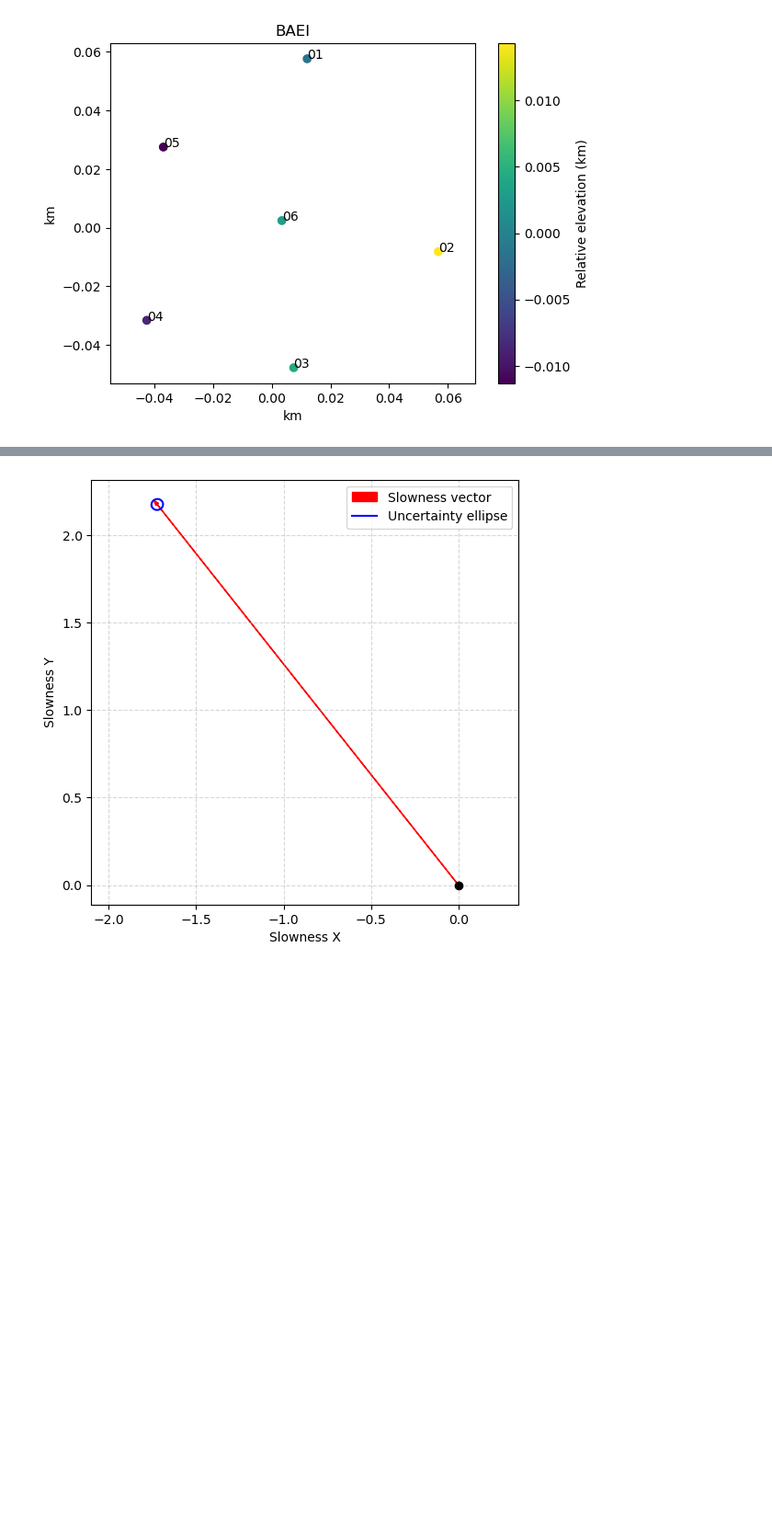
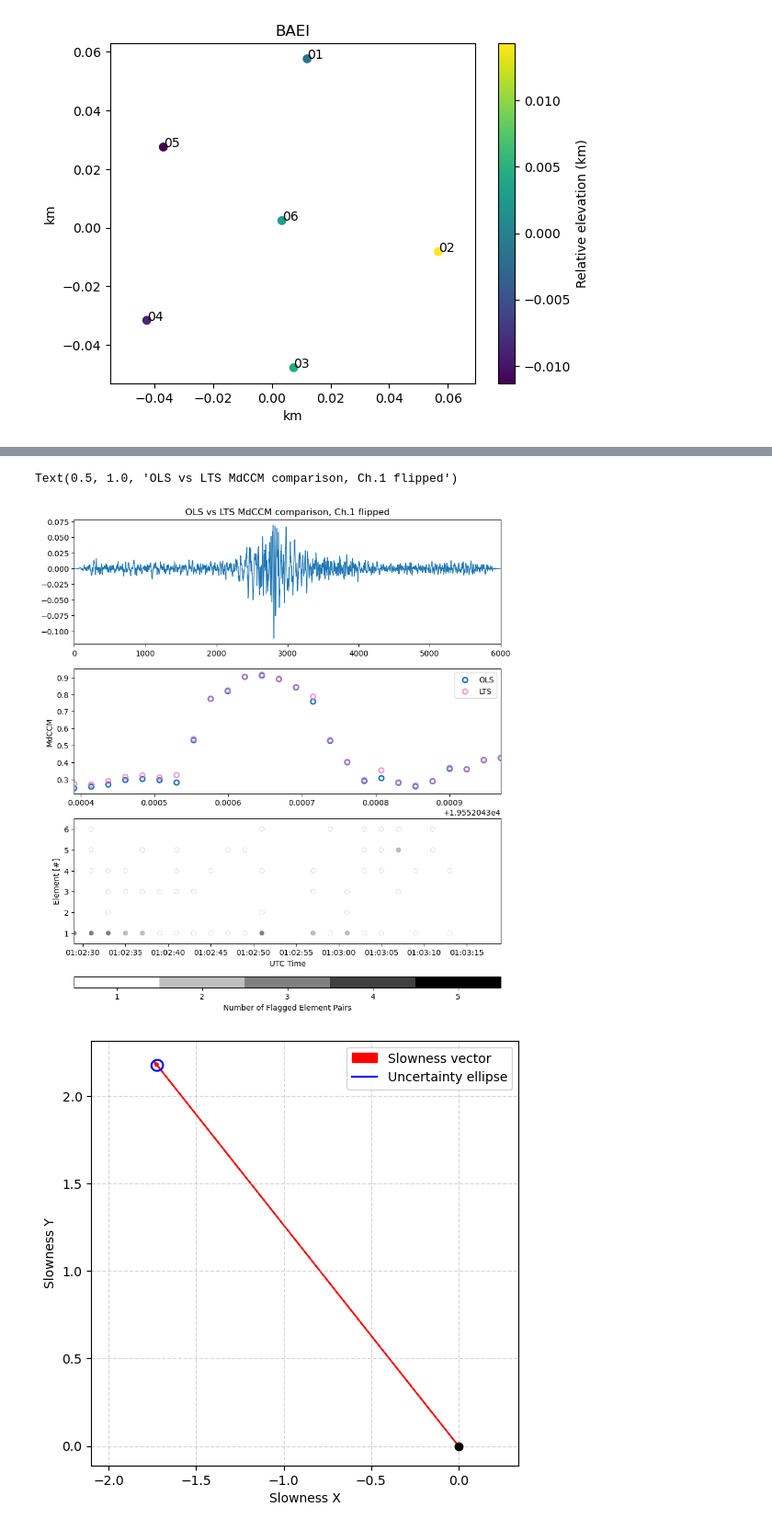
Before and after one commit to csaundersshultz/lts_array, a Jupyter notebook: lts_testing.ipynb, the cells around one changed output, grey strips where cells are left out. Shown at 92% size. Drawn from its saved outputs; the diff is of its cells as text; code cells hidden in the pictures; blank space fills up the shorter version.

```diff
--- a/lts_testing.ipynb
+++ b/lts_testing.ipynb
@@ -303,3 +362,79 @@ Using 3d array processing as lat, lon, and elevation were provided.
+# %%
+from collections import Counter
+from copy import deepcopy
+
+fig, axs = plt.subplots(nrows=3, figsize=(10,10))
+t = ltsva2.t
+
+#data
+axs[0].plot(st[0], lw=1, label='Infrasound')
+axs[0].set_xlim((0,len(st[0])))
+
+line_w=2
+
+#mccm
+axs[1].scatter(t, ls2.mdccm, s=40,    facecolors='none', edgecolors='C0', linewidths=line_w, label='OLS' )
+#axs[1].scatter(t, ls3.mdccm, s=60,    facecolors='none', edgecolors='C1', linewidths=line_w, label='3d LS' )
+axs[1].scatter(t, ltsva2.mdccm, s=40, facecolors='none', edgecolors=cls[2], linewidths=line_w, label='LTS', alpha=0.7)
+#axs[1].scatter(t, ltsva3.mdccm, s=20, facecolors='none', edgecolors='C3', linewidths=line_w, label='3d LTS')
+axs[1].set_ylabel('MdCCM')
+axs[1].set_xlim(t[0], t[-1])
+axs[1].legend()
+
+stdict = ltsva2.stdict
+splot=2
+if stdict is not None:
+    ndict = deepcopy(stdict)
+    n = ndict["size"]
+    ndict.pop("size", None)
+    tstamps = list(ndict.keys())
+    tstampsfloat = [float(ii) for ii in tstamps]
+
+    # Set the second colormap for station pairs.
+    cm2 = plt.get_cmap("binary", (n - 1))
+    initplot = np.empty(len(t))
+    initplot.fill(1)
+
+    axs[splot].scatter(np.array([t[0], t[-1]]), np.array([0.01, 0.01]), c="w")
+    axs[splot].axis("tight")
+    axs[splot].set_ylabel("Element [#]")
+    axs[splot].set_xlabel("UTC Time")
+    axs[splot].set_xlim(t[0], t[-1])
+    axs[splot].set_ylim(0.5, n + 0.5)
+    axs[splot].xaxis_date()
+    axs[splot].tick_params(axis="x", labelbottom="on")
+
+    # Loop through the stdict for each flag and plot
+    for jj in range(len(tstamps)):
+        z = Counter(list(ndict[tstamps[jj]]))
+        keys, vals = z.keys(), z.values()
+        keys, vals = np.array(list(keys)), np.array(list(vals))
+        pts = np.tile(tstampsfloat[jj], len(keys))
+        sc2 = axs[splot].scatter(
+            pts,
+            keys,
+            c=vals,
+            edgecolors="k",
+            lw=0.1,
+            cmap=cm2,
+            vmin=0.5,
+            vmax=n - 0.5,
+        )
+
+    # Add the horizontal colorbar for station pairs.
+    p3 = axs[splot].get_position().get_points().flatten()
+    p3 = axs[splot].get_position()
+    cbaxes2 = fig.add_axes([p3.x0, p3.y0 - 0.08, p3.width, 0.02])
+    hc2 = plt.colorbar(sc2, orientation="horizontal", cax=cbaxes2, ax=axs[splot])
+    hc2.set_label("Number of Flagged Element Pairs")
+
+axs[splot].xaxis_date()
+axs[splot].set_xlabel("UTC Time")
+
+axs[0].set_title("OLS vs LTS MdCCM comparison, Ch.1 flipped")
+# %% [output]
+Text(0.5, 1.0, 'OLS vs LTS MdCCM comparison, Ch.1 flipped')
+[figure, added]
 # %%
 #Visualize uncertainty ellipse for ltsva2 jj=10
 import numpy as np
```
Also changed, not shown: parts of 6 cells of this notebook, 2 other files.
